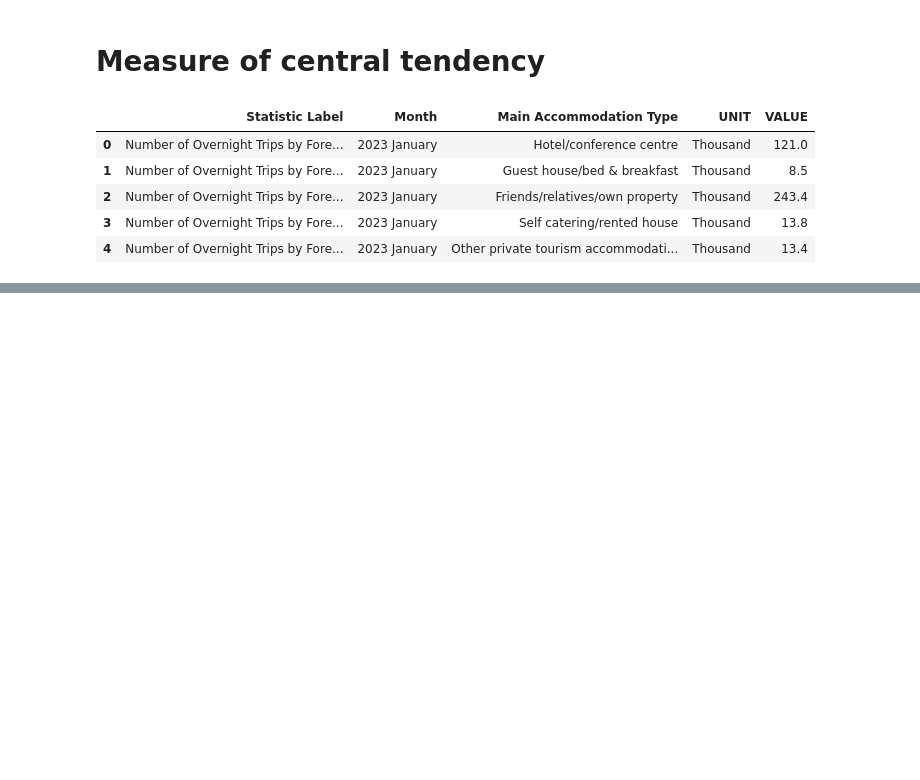
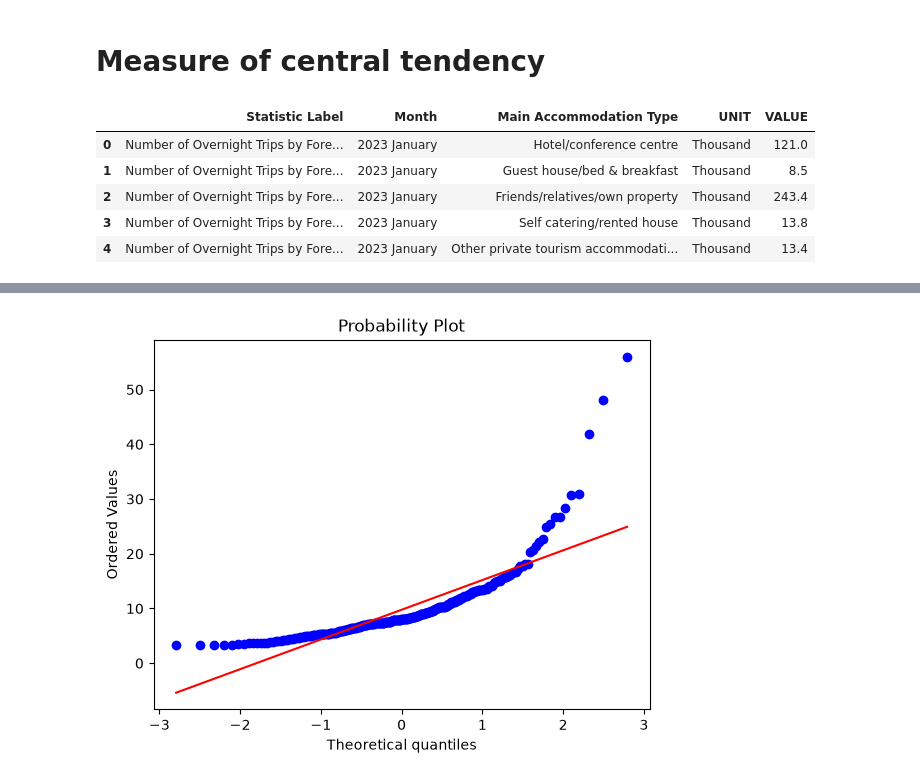
Before and after one commit to 2026628-design/AssignTourism, a Jupyter notebook: TourismD.ipynb, the cells around one changed output, grey strips where cells are left out. Saved outputs shown, nothing was run; the diff lists cells and outputs as text; code cells hidden in the pictures; blank space fills up the shorter version.

```diff
--- a/TourismDieg.ipynb
+++ b/TourismD.ipynb
@@ -224,0 +532,6 @@ tourism.head()
+# %%
+##QQ plot, its another way to know if my column is normally distributed
+stats.probplot(los,dist='norm',plot=plt)
+plt.show()
+# %% [output]
+[figure, added]
```
Also changed, not shown: parts of 31 cells of this notebook.
